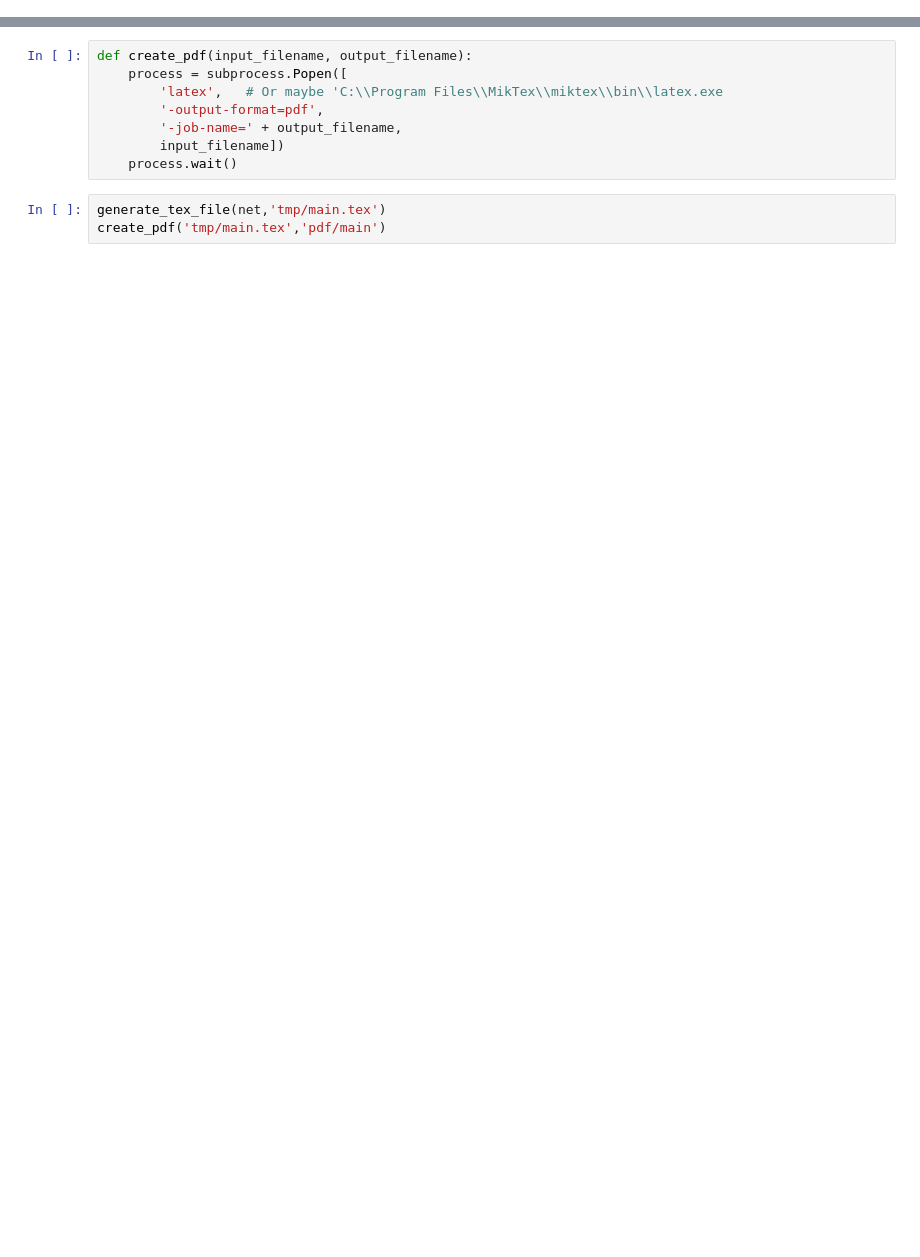
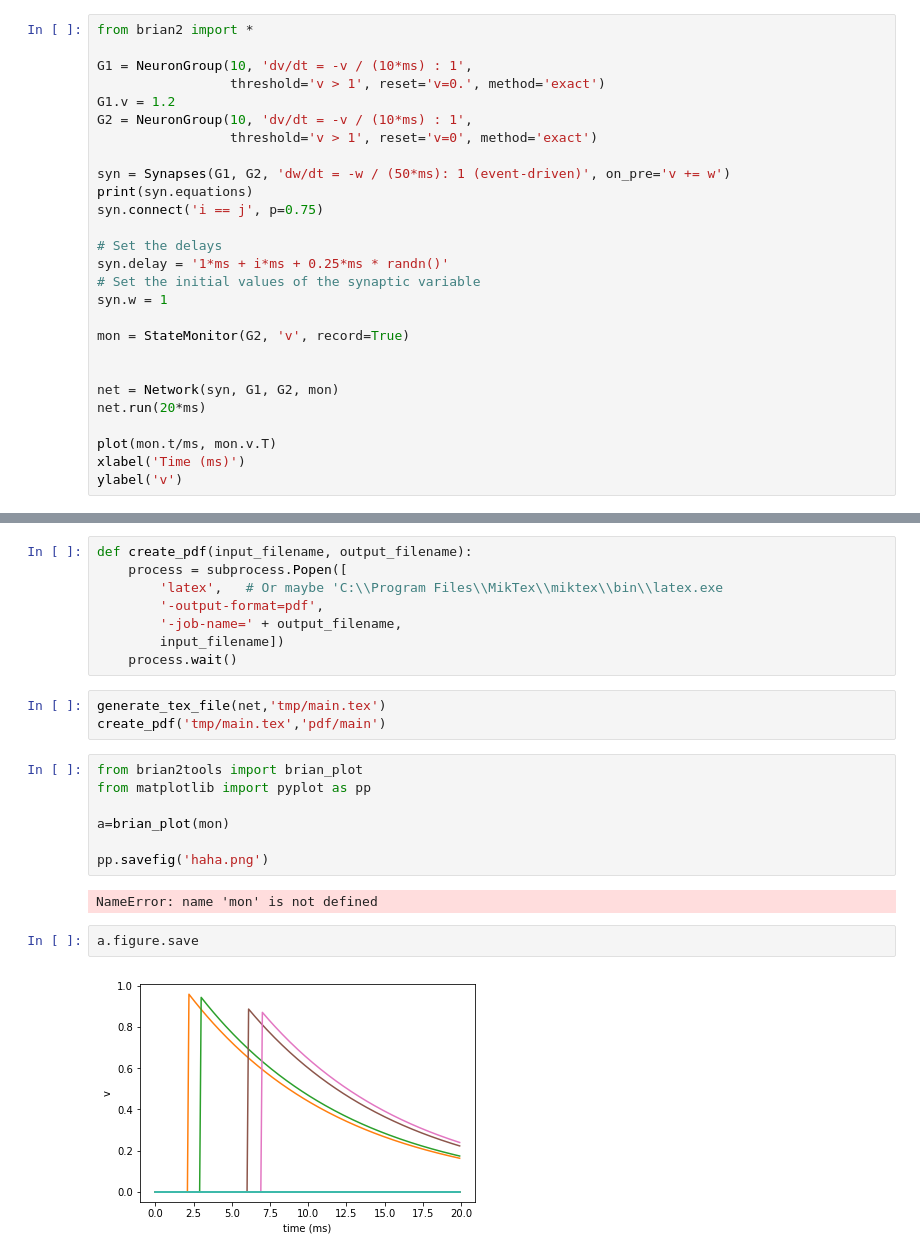
Before and after one commit to kuzhankuixiong/FYP_neural_net_doc, a Jupyter notebook: generate_latex.ipynb, the cells around one changed output, grey strips where cells are left out. Drawn from its saved outputs; the diff is of its cells as text; blank space fills up the shorter version.

```diff
--- a/generate_latex.ipynb
+++ b/generate_latex.ipynb
@@ -49,3 +47,30 @@ plot(v_mon.t/ms, v_mon.v.T/mV)
 [interactive output not drawn]
 [<matplotlib.lines.Line2D at 0x...>,
  <matplotlib.lines.Line2D at 0x...>]
+# %%
+from brian2 import *
+
+G1 = NeuronGroup(10, 'dv/dt = -v / (10*ms) : 1',
+                 threshold='v > 1', reset='v=0.', method='exact')
+G1.v = 1.2
+G2 = NeuronGroup(10, 'dv/dt = -v / (10*ms) : 1',
+                 threshold='v > 1', reset='v=0', method='exact')
+
+syn = Synapses(G1, G2, 'dw/dt = -w / (50*ms): 1 (event-driven)', on_pre='v += w')
+print(syn.equations)
+syn.connect('i == j', p=0.75)
+
+# Set the delays
+syn.delay = '1*ms + i*ms + 0.25*ms * randn()'
+# Set the initial values of the synaptic variable
+syn.w = 1
+
+mon = StateMonitor(G2, 'v', record=True)
+
+
+net = Network(syn, G1, G2, mon)
+net.run(20*ms)
+
+plot(mon.t/ms, mon.v.T)
+xlabel('Time (ms)')
+ylabel('v')
@@ -153,3 +234,16 @@ def create_pdf(input_filename, output_filename):
 # %%
 generate_tex_file(net,'tmp/main.tex')
 create_pdf('tmp/main.tex','pdf/main')
+# %%
+from brian2tools import brian_plot
+from matplotlib import pyplot as pp
+
+a=brian_plot(mon)
+
+pp.savefig('haha.png')
+# %% [output]
+NameError: name 'mon' is not defined
+# %%
+a.figure.save
+# %% [output]
+[figure, added]
```
Also changed, not shown: parts of 9 cells of this notebook.
